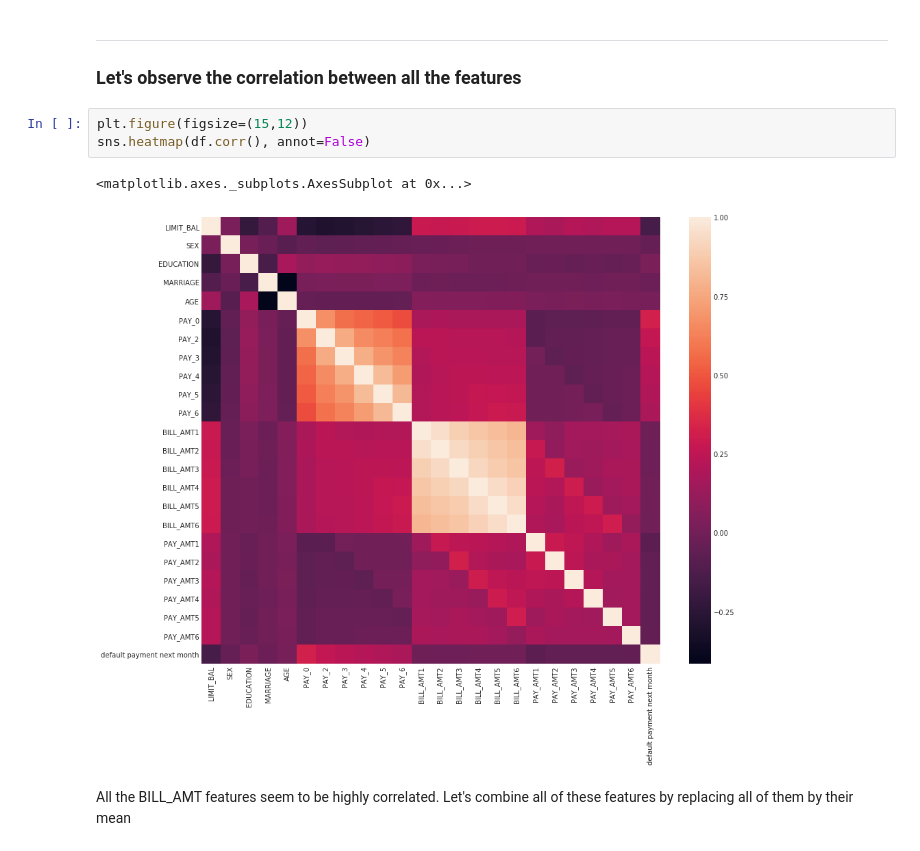
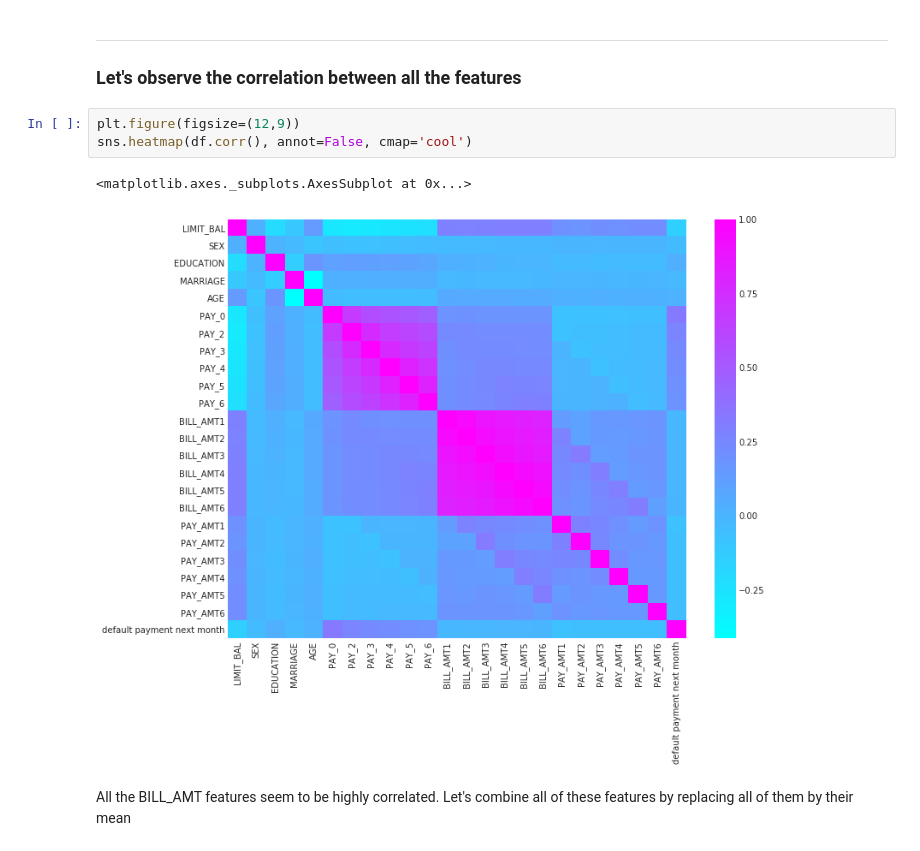
Before and after one commit to vickyumath/GreyAtom-Project, a Jupyter notebook: taiwanese_data/Taiwanese_Credit_Default.ipynb, the cells around one changed output. Saved outputs shown, nothing was run; the diff lists cells and outputs as text.

```diff
--- a/taiwanese_data/Taiwanese_Credit_Default.ipynb
+++ b/taiwanese_data/Taiwanese_Credit_Default.ipynb
@@ -138,11 +138,11 @@ Great, there seems to be no null values in this dataset.
 ***
 ### Let's observe the correlation between all the features
 # %%
-plt.figure(figsize=(15,12))
-sns.heatmap(df.corr(), annot=False)
+plt.figure(figsize=(12,9))
+sns.heatmap(df.corr(), annot=False, cmap='cool')
 # %% [output]
 <matplotlib.axes._subplots.AxesSubplot at 0x...>
-[figure, old version]
+[figure, new version]
 # %% [markdown]
 All the BILL_AMT features seem to be highly correlated.
 Let's combine all of these features by replacing all of them by their mean
```
Also changed, not shown: parts of 27 cells of this notebook, 1 other file.
